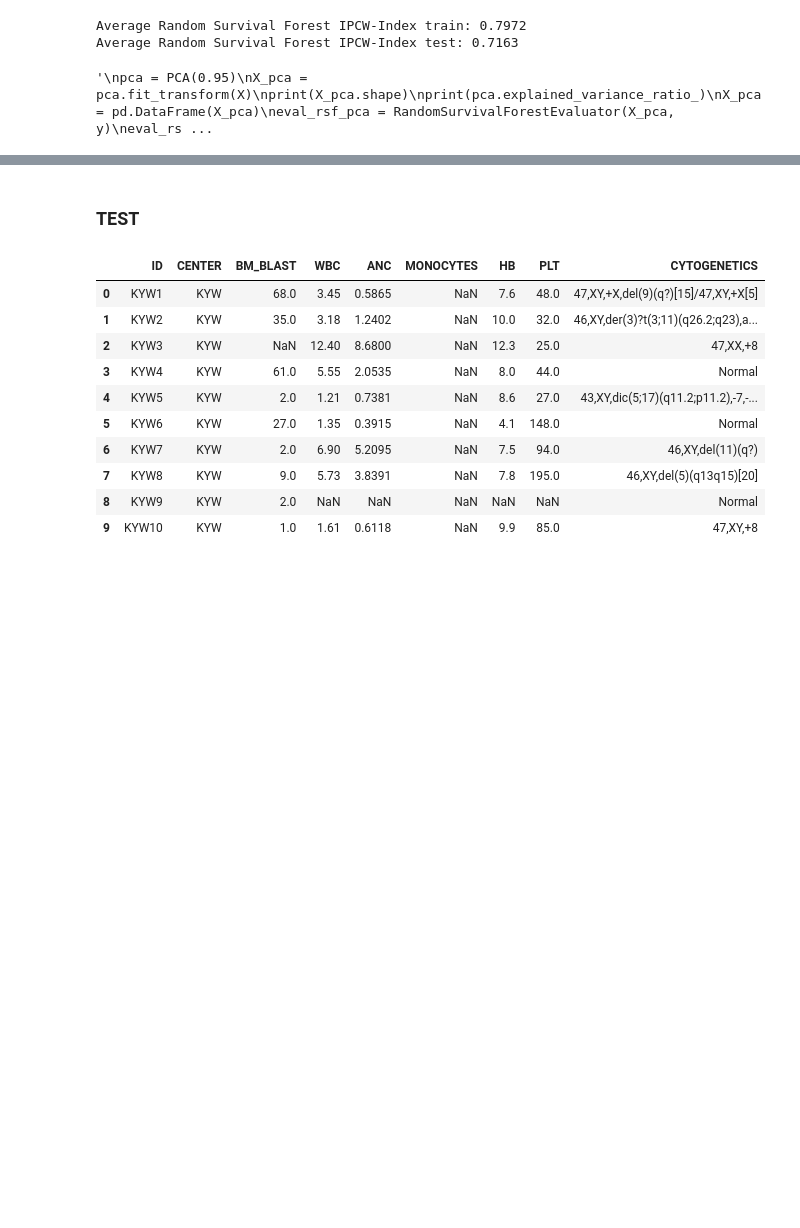
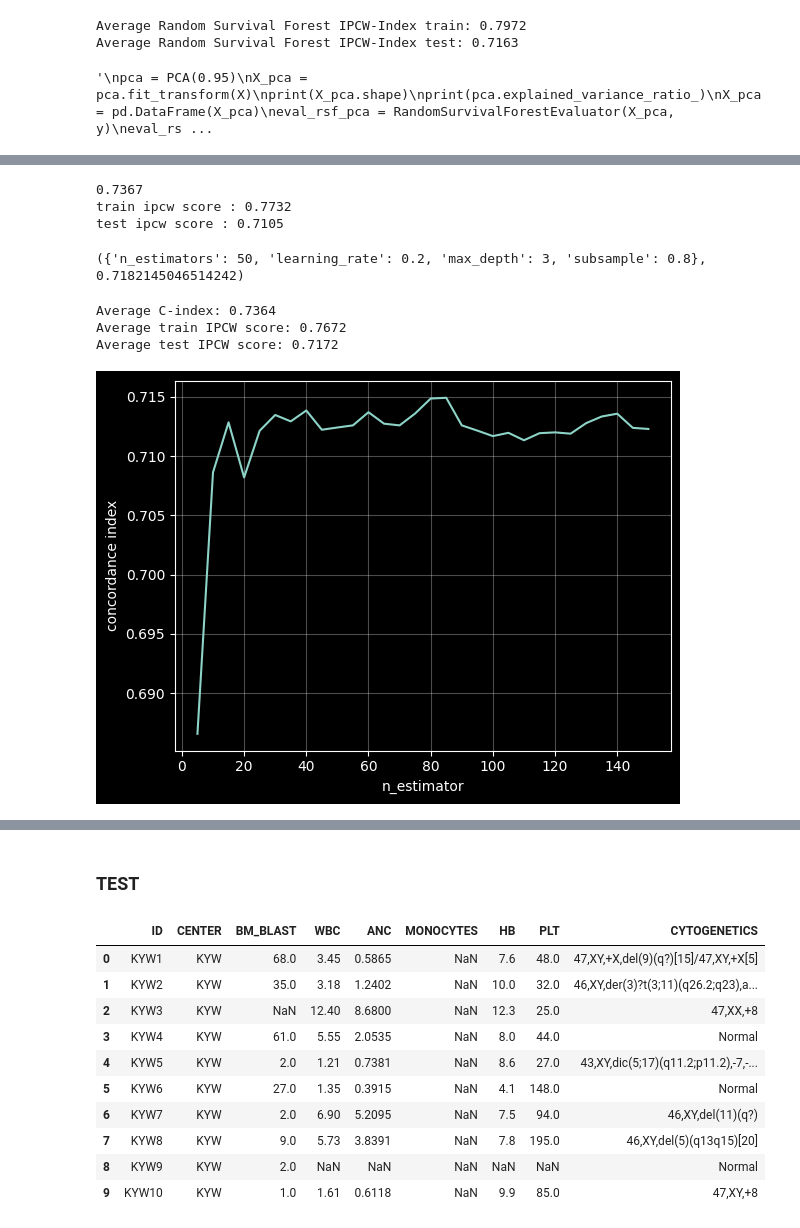
Before and after one commit to Loic-Jaillet/ENS-ML-Challenge, a Jupyter notebook: challenge_v2.ipynb, the cells around one changed output, grey strips where cells are left out. Saved outputs shown, nothing was run; the diff lists cells and outputs as text; code cells hidden in the pictures; blank space fills up the shorter version.

```diff
--- a/challenge_v2.ipynb
+++ b/challenge_v2.ipynb
@@ -563,0 +586,15 @@ param_grid = {
+# %%
+est_cph_tree = GradientBoostingSurvivalAnalysis(n_estimators=50, learning_rate=0.2, max_depth=3,subsample=0.8 ,random_state=0)
+est_cph_tree.fit(X_train, y_train)
+cindex = est_cph_tree.score(X_test, y_test)
+
+gbs_cindex_test_val = concordance_index_ipcw(y_train, y_test, est_cph_tree.predict(X_test), tau=7)[0]
+gbs_cindex_train_val = concordance_index_ipcw(y_train, y_train, est_cph_tree.predict(X_train), tau=7)[0]
+
+print(round(cindex, 4))
+print(f'train ipcw score : {round(gbs_cindex_train_val, 4)}')
+print(f'test ipcw score : {round(gbs_cindex_test_val, 4)}')
+# %% [output]
+0.7367
+train ipcw score : 0.7732
+test ipcw score : 0.7105
@@ -563,0 +660,64 @@ param_grid = {
+# %%
+param_grid_gbs = {
+    "n_estimators": [50, 100, 150],
+    "learning_rate": [0.01, 0.1, 0.2],
+    "max_depth": [3, 5, 7],
+    "subsample": [0.6, 0.8, 1.0]
+}
+
+#grid_search_gbs(X_, y, param_grid_gbs, n_splits=5, tau=7)
+
+print(({'n_estimators': 50, 'learning_rate': 0.2, 'max_depth': 3, 'subsample': 0.8},
+ 0.7182145046514242))
+# %% [output]
+({'n_estimators': 50, 'learning_rate': 0.2, 'max_depth': 3, 'subsample': 0.8}, 0.7182145046514242)
+# %%
+kf = StratifiedKFold(n_splits=5, shuffle=True, random_state=42)
+scores = []
+
+for train_index, test_index in kf.split(X_, y):
+    X_train, X_test = X_.iloc[train_index], X_.iloc[test_index]
+    y_train, y_test = y[train_index], y[test_index]
+
+    #imputer = KNNImputer(n_neighbors=6)
+    #X_train = imputer.fit_transform(X_train)
+    #X_test = imputer.transform(X_test)
+
+    est_cph_tree.fit(X_train, y_train)
+    cindex = est_cph_tree.score(X_test, y_test)
+
+    gbs_cindex_test_val = concordance_index_ipcw(y_train, y_test, est_cph_tree.predict(X_test), tau=7)[0]
+    gbs_cindex_train_val = concordance_index_ipcw(y_train, y_train, est_cph_tree.predict(X_train), tau=7)[0]
+
+    scores.append((cindex, gbs_cindex_train_val, gbs_cindex_test_val))
+
+avg_cindex = np.mean([score[0] for score in scores])
+avg_train_ipcw = np.mean([score[1] for score in scores])
+avg_test_ipcw = np.mean([score[2] for score in scores])
+
+print(f'Average C-index: {round(avg_cindex, 4)}')
+print(f'Average train IPCW score: {round(avg_train_ipcw, 4)}')
+print(f'Average test IPCW score: {round(avg_test_ipcw, 4)}')
+# %% [output]
+Average C-index: 0.7364
+Average train IPCW score: 0.7672
+Average test IPCW score: 0.7172
+# %%
+scores_cph_tree = {}
+
+est_cph_tree = GradientBoostingSurvivalAnalysis(learning_rate=0.1, max_depth=3, random_state=0)
+for i in range(1, 31):
+    n_estimators = i * 10
+    est_cph_tree.set_params(n_estimators=n_estimators)
+    est_cph_tree.fit(X_train, y_train)
+    scores_cph_tree[n_estimators] = concordance_index_ipcw(y_train, y_test, est_cph_tree.predict(X_test), tau=7)[0]
+    #scores_cph_tree[n_estimators] = est_cph_tree.score(X_test, y_test)
+# %%
+x, y = zip(*scores_cph_tree.items())
+plt.plot(x, y)
+plt.xlabel("n_estimator")
+plt.ylabel("concordance index")
+plt.grid(alpha=0.3)
+plt.show()
+# %% [output]
+[figure, added]
```
Also changed, not shown: parts of 21 cells of this notebook, 2 other files.
